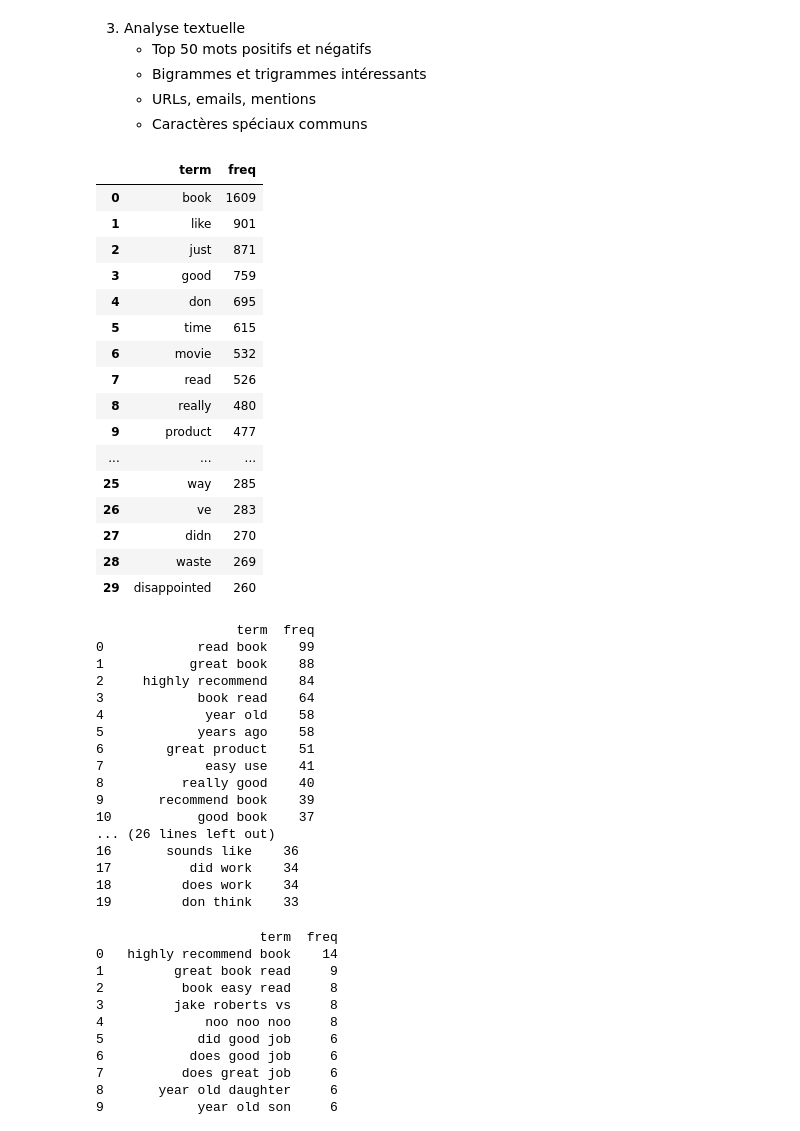
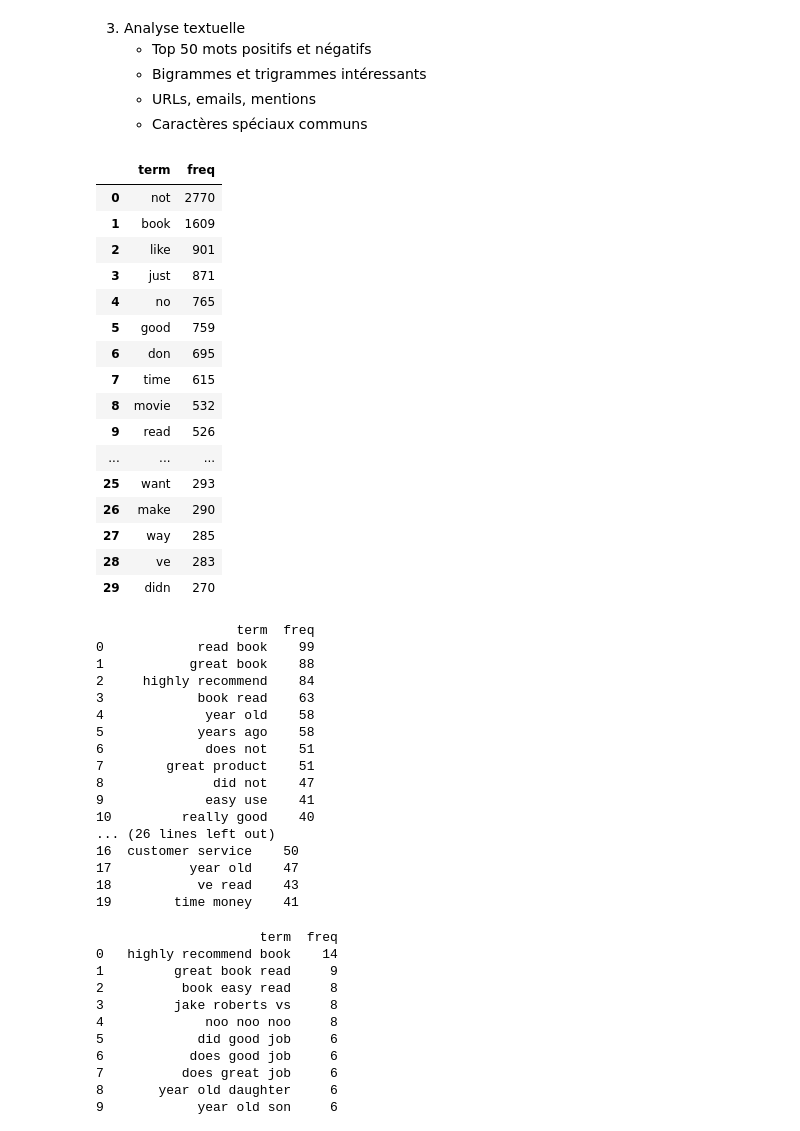
Before and after one commit to CharlesDem/tp_amaz, a Jupyter notebook: test_phase1.ipynb, the cells around one changed output. Saved outputs shown, nothing was run; the diff lists cells and outputs as text; code cells hidden in the pictures.

Commit message:
changes after reviews

```diff
--- a/test_phase1.ipynb
+++ b/test_phase1.ipynb
@@ -128,54 +128,59 @@ Vocabulaire total unique : 51407
    - URLs, emails, mentions
    - Caractères spéciaux communs
 # %%
+from sklearn.feature_extraction.text import ENGLISH_STOP_WORDS
+
+custom_stopwords = list(set(ENGLISH_STOP_WORDS) - {"not", "no", "never"})
 # Positifs :
 
-top_words_pos = get_top_n(df_subset[df_subset["sentiment"] == 1]["review_text"], (1,1), 30)
+top_words_pos = get_top_n(df_subset[df_subset["sentiment"] == 1]["review_text"],custom_stopwords, (1,1), 30)
 top_words_pos
 
 # Négatifs :
 
-top_words_neg = get_top_n(df_subset[df_subset["sentiment"] == 0]["review_text"], (1,1), 30)
+top_words_neg = get_top_n(df_subset[df_subset["sentiment"] == 0]["review_text"],custom_stopwords, (1,1), 30)
 top_words_neg
 # %% [output]
 |  | term | freq |
-| 0 | book | 1609 |
-| 1 | like | 901 |
-| 2 | just | 871 |
-| 3 | good | 759 |
-| 4 | don | 695 |
-| 5 | time | 615 |
-| 6 | movie | 532 |
-| 7 | read | 526 |
-| 8 | really | 480 |
-| 9 | product | 477 |
+| 0 | not | 2770 |
+| 1 | book | 1609 |
+| 2 | like | 901 |
+| 3 | just | 871 |
+| 4 | no | 765 |
+| 5 | good | 759 |
+| 6 | don | 695 |
+| 7 | time | 615 |
+| 8 | movie | 532 |
+| 9 | read | 526 |
 | ... | ... | ... |
-| 25 | way | 285 |
-| 26 | ve | 283 |
-| 27 | didn | 270 |
-| 28 | waste | 269 |
-| 29 | disappointed | 260 |
+| 25 | want | 293 |
+| 26 | make | 290 |
+| 27 | way | 285 |
+| 28 | ve | 283 |
+| 29 | didn | 270 |
 # %%
-top_bigrams_pos = get_top_n(df_subset[df_subset["sentiment"] == 1]["review_text"], (2,2), 20)
+
+
+top_bigrams_pos = get_top_n(df_subset[df_subset["sentiment"] == 1]["review_text"], custom_stopwords, (2,2), 20)
 print(top_bigrams_pos)
-top_bigrams_neg = get_top_n(df_subset[df_subset["sentiment"] == 0]["review_text"], (2,2), 20)
+top_bigrams_neg = get_top_n(df_subset[df_subset["sentiment"] == 0]["review_text"], custom_stopwords, (2,2), 20)
 print(top_bigrams_neg)
 # %% [output]
                   term  freq
 0            read book    99
 1           great book    88
 2     highly recommend    84
-3            book read    64
+3            book read    63
 4             year old    58
 5            years ago    58
-6        great product    51
-7             easy use    41
-8          really good    40
-9       recommend book    39
-10           good book    37
+6             does not    51
+7        great product    51
+8              did not    47
+9             easy use    41
+10         really good    40
 ... (26 lines left out)
-16       sounds like    36
-17          did work    34
-18         does work    34
-19         don think    33
+16  customer service    50
+17          year old    47
+18           ve read    43
+19        time money    41
 # %%
```
Also changed, not shown: parts of 1 cell of this notebook, 2 other files.
